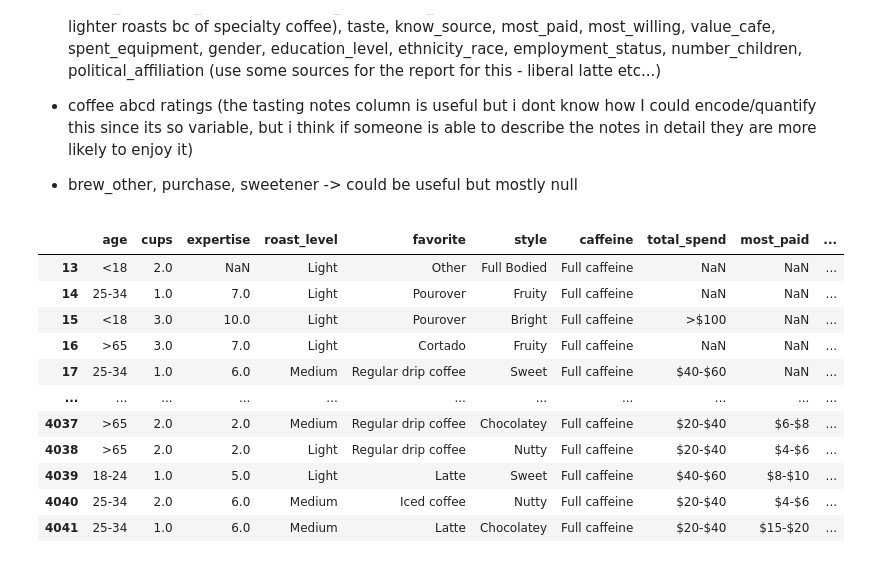
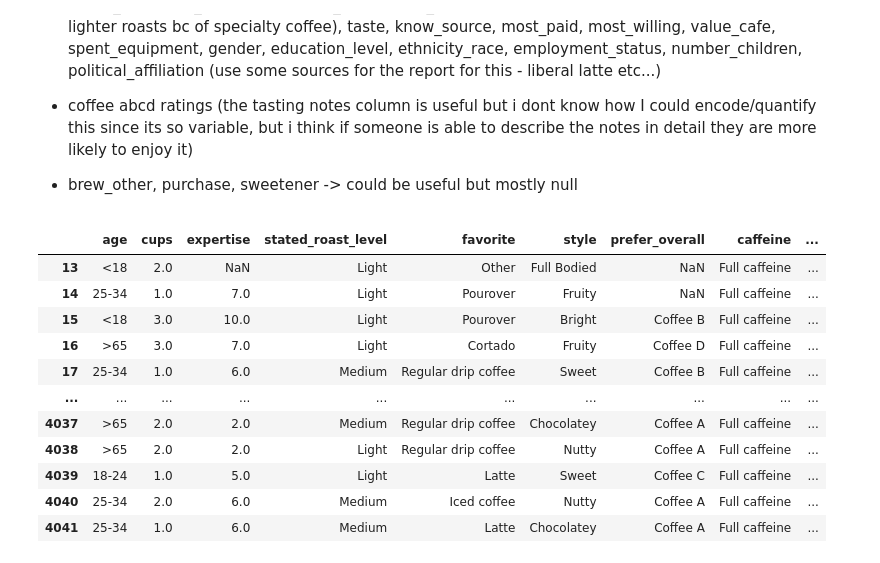
Before and after one commit to NigelLobo/coffee-roast-classifier, a Jupyter notebook: preprocessing-and-exploration.ipynb, the cells around one changed output. Drawn from its saved outputs; the diff is of its cells as text; code cells hidden in the pictures.

Commit message:
finalize model training and parameter tuning

```diff
--- a/preprocessing-and-exploration.ipynb
+++ b/preprocessing-and-exploration.ipynb
@@ -103,11 +103,13 @@ df = df.dropna(subset=['roast_level'])
 # %%
 ordinal_important = ['age', 'cups', 'expertise', 'roast_level']
 
-nominal_important = ['where_drink', 'brew', 'favorite', 'style',]
+nominal_important = ['where_drink', 'brew', 'favorite', 'style', 'prefer_overall']
 
-ordinal_trivial = ['caffeine', 'total_spend', 'most_paid', 'most_willing', 'spent_equipment', 'education_level', 'number_children', ]
+ordinal_trivial = ['caffeine', 'total_spend', 'most_paid', 'most_willing', 'spent_equipment', 'education_level',
+                   'number_children', ]
 
-nominal_trivial = ['additions', 'dairy','wfh', 'why_drink', 'taste', 'know_source', 'value_cafe', 'gender', 'ethnicity_race', 'employment_status', 'political_affiliation']
+nominal_trivial = ['additions', 'dairy', 'wfh', 'why_drink', 'taste', 'know_source', 'value_cafe', 'gender',
+                   'ethnicity_race', 'employment_status', 'political_affiliation']
 
 # lets not use tasting notes for now because its unclear how to quantify or categorize this data
 # this is ordinal
@@ -130,26 +132,27 @@ sensory_rankings = [
     # 'coffee_d_notes',
 ]
 
-features = ordinal_important + nominal_important + ordinal_trivial + nominal_trivial + sensory_rankings
+features = ordinal_important + nominal_important + ordinal_trivial + nominal_trivial  # + sensory_rankings
 df = df[features]
 # %%
-# clean data
+# clean data and feature engineering
 
 # fix spelling for consistency
 df['brew'] = df['brew'].str.replace('Pour over', 'Pourover', regex=False)
 
-# remove 'years old' from age
+# remove 'years old' from age. We will keep the ranges as bins and not convert to midpoint
+# because the bins are common demographic ranges
 df['age'] = df['age'].str.replace(' years old', '').str.strip()
 
 # lets map numeric string values of cups to numeric values
 # drinking 3 cups of coffee is significantly more caffeine than drinking 1 cup
 cups_mapping = {
-    'Less than 1': 0.5, # assumption
+    'Less than 1': 0.5,  # assumption
     '1': 1,
     '2': 2,
     '3': 3,
     '4': 4,
-    'More than 4': 5 # anybody drinking 5+ cups a day is a major outlier anyway
+    'More than 4': 5  # anybody drinking 5+ cups a day is a major outlier anyway
 }
 df['cups'] = df['cups'].map(cups_mapping)
 
@@ -161,55 +164,80 @@ children_mapping = {
 }
 df['number_children'] = df['number_children'].map(children_mapping)
 df['number_children'] = df['number_children'].fillna(0)
-
-
 
 # we just want to classify for light/medium/dark, so lets place rare roast_level values into those categories
 # Nordic and Blonde are light roasts. French and Italian roasts are dark
 roast_map = {
     'Nordic': 'Light',
     'Blonde': 'Light',
     'French': 'Dark',
     'Italian': 'Dark',
 }
 
 df['roast_level'] = df['roast_level'].replace(roast_map)
 
 df = df.rename(columns={'roast_level': 'stated_roast_level'})
 
-abcd_map = {
-    'a': 'Light',
-    'b': 'Medium',
-    'c': 'Dark',
-    'd': 'Light',
+abcd_map = {  # this is from the youtube video
+    'Coffee A': 'Light',
+    'Coffee B': 'Medium',
+    'Coffee C': 'Dark',
+    'Coffee D': 'Light',
 }
 
+# lets define a coffee purist as someone who does not add anything to their coffee
+df['is_purist'] = df['additions'].apply(
+    lambda x: 1 if pd.isna(x) or x == 'No - just black' else 0
+)
+
+df['revealed_roast_level'] = df['prefer_overall'].apply(
+    lambda x: 'No preference' if pd.isna(x) else abcd_map[x]
+)
+
+df['gender'] = df['gender'].replace(
+    ['Non-binary', 'Prefer not to say', 'Other (please specify)'],
+    'Other'
+)
+
+df.drop(['where_drink', 'why_drink'], axis=1, inplace=True)
+
 # handle columns that have comma seperated lists inside each value
-csv_cols = ['brew', 'where_drink', 'additions', 'dairy', 'why_drink']
+# csv_cols = ['brew', 'where_drink', 'why_drink']
+csv_cols = ['brew']
 for csv_col in csv_cols:
     df[csv_col] = df[csv_col].str.split(',\s*')  # split by comma + optional spaces
 
     # Step 2: Use .explode() to turn lists into individual rows
     exploded = df.explode(csv_col)
 
     # Step 3: One-hot encode, then group back by index
     dummies = pd.get_dummies(exploded[csv_col], prefix=csv_col).groupby(exploded.index).sum()
 
     # Step 4: Combine back with your original dataframe (if you want)
     df = pd.concat([df, dummies], axis=1)
     df = df.drop(csv_col, axis=1)
 
+# what matters most about brew is control and skill because certain brewing methods require the
+# user to decide on a variety of brewing parameters
+# those who want to be in high control also likely care about coffee more
+# let's consolidate our one hot encoded columns into more general groups
+df['brew_High_Skill'] = df['brew_Espresso'] | df['brew_Pourover']
+df['brew_Medium_Skill'] = df['brew_Bean-to-cup machine'] | df['brew_Coffee brewing machine (e.g. Mr. Coffee)'] | df['brew_French press'] | df['brew_Cold brew'] | df['brew_Other']
+df['brew_Low_Skill'] = df['brew_Coffee extract (e.g. Cometeer)'] | df['brew_Instant coffee'] | df['brew_Pod/capsule machine (e.g. Keurig/Nespresso)']
+
+df = df.drop(columns=['brew_Bean-to-cup machine','brew_Coffee brewing machine (e.g. Mr. Coffee)','brew_Coffee extract (e.g. Cometeer)','brew_Cold brew','brew_Espresso','brew_French press','brew_Instant coffee','brew_Pod/capsule machine (e.g. Keurig/Nespresso)','brew_Pourover', 'brew_Other'])
+
 df
 # %% [output]
-|  | age | cups | expertise | roast_level | favorite | style | caffeine | total_spend | most_paid | ... |
-| 13 | <18 | 2.0 | NaN | Light | Other | Full Bodied | Full caffeine | NaN | NaN | ... |
-| 14 | 25-34 | 1.0 | 7.0 | Light | Pourover | Fruity | Full caffeine | NaN | NaN | ... |
-| 15 | <18 | 3.0 | 10.0 | Light | Pourover | Bright | Full caffeine | >$100 | NaN | ... |
-| 16 | >65 | 3.0 | 7.0 | Light | Cortado | Fruity | Full caffeine | NaN | NaN | ... |
-| 17 | 25-34 | 1.0 | 6.0 | Medium | Regular drip coffee | Sweet | Full caffeine | $40-$60 | NaN | ... |
-| ... | ... | ... | ... | ... | ... | ... | ... | ... | ... | ... |
-| 4037 | >65 | 2.0 | 2.0 | Medium | Regular drip coffee | Chocolatey | Full caffeine | $20-$40 | $6-$8 | ... |
-| 4038 | >65 | 2.0 | 2.0 | Light | Regular drip coffee | Nutty | Full caffeine | $20-$40 | $4-$6 | ... |
-| 4039 | 18-24 | 1.0 | 5.0 | Light | Latte | Sweet | Full caffeine | $40-$60 | $8-$10 | ... |
-| 4040 | 25-34 | 2.0 | 6.0 | Medium | Iced coffee | Nutty | Full caffeine | $20-$40 | $4-$6 | ... |
-| 4041 | 25-34 | 1.0 | 6.0 | Medium | Latte | Chocolatey | Full caffeine | $20-$40 | $15-$20 | ... |
+|  | age | cups | expertise | stated_roast_level | favorite | style | prefer_overall | caffeine | ... |
+| 13 | <18 | 2.0 | NaN | Light | Other | Full Bodied | NaN | Full caffeine | ... |
+| 14 | 25-34 | 1.0 | 7.0 | Light | Pourover | Fruity | NaN | Full caffeine | ... |
+| 15 | <18 | 3.0 | 10.0 | Light | Pourover | Bright | Coffee B | Full caffeine | ... |
+| 16 | >65 | 3.0 | 7.0 | Light | Cortado | Fruity | Coffee D | Full caffeine | ... |
+| 17 | 25-34 | 1.0 | 6.0 | Medium | Regular drip coffee | Sweet | Coffee B | Full caffeine | ... |
+| ... | ... | ... | ... | ... | ... | ... | ... | ... | ... |
+| 4037 | >65 | 2.0 | 2.0 | Medium | Regular drip coffee | Chocolatey | Coffee A | Full caffeine | ... |
+| 4038 | >65 | 2.0 | 2.0 | Light | Regular drip coffee | Nutty | Coffee A | Full caffeine | ... |
+| 4039 | 18-24 | 1.0 | 5.0 | Light | Latte | Sweet | Coffee C | Full caffeine | ... |
+| 4040 | 25-34 | 2.0 | 6.0 | Medium | Iced coffee | Nutty | Coffee A | Full caffeine | ... |
+| 4041 | 25-34 | 1.0 | 6.0 | Medium | Latte | Chocolatey | Coffee A | Full caffeine | ... |
```
Also changed, not shown: parts of 8 cells of this notebook, 2 other files.
